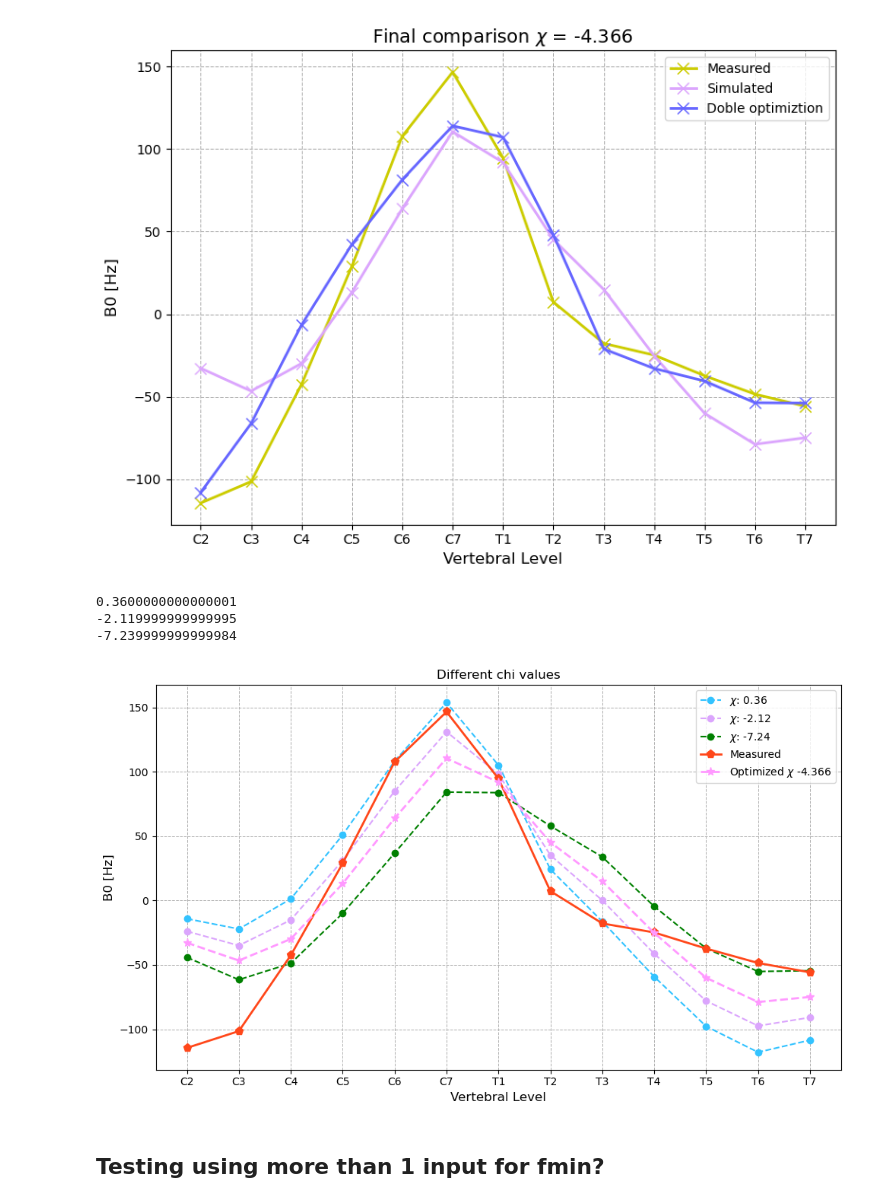
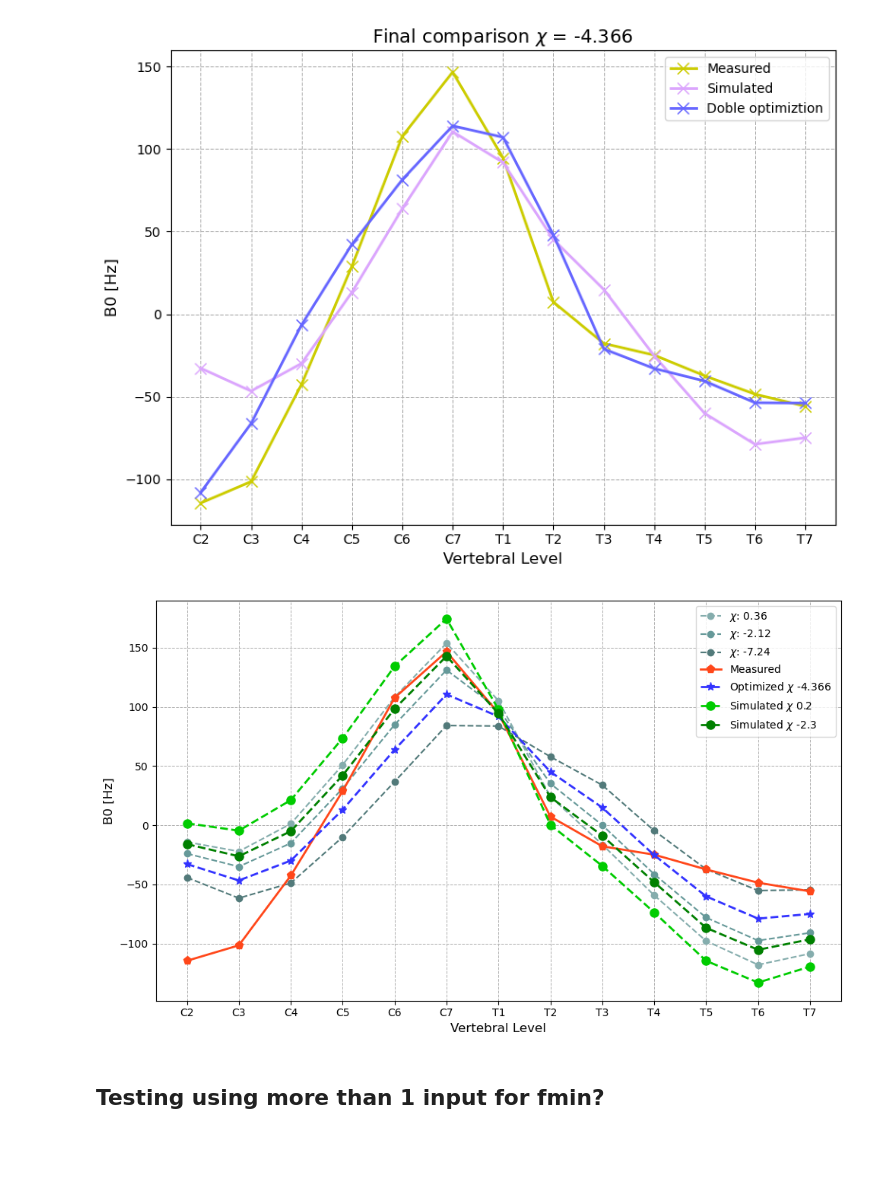
Before and after one commit to evaalonsoortiz/sus-optimization, a Jupyter notebook: sus_optimization.ipynb, the cells around one changed output. Saved outputs shown, nothing was run; the diff lists cells and outputs as text; code cells hidden in the pictures; blank space fills up the shorter version.

Commit message:
More code & data for plotting

```diff
--- a/sus_optimization.ipynb
+++ b/sus_optimization.ipynb
@@ -437,6 +438,7 @@ extra_chis_to_plot = ["0_3600000000000001", "2_119999999999995", "7_239999999999
 # Vertebral levels and colors, love colors!
 vertebrae_levels_c2_t7 = ['C2', 'C3', 'C4', 'C5', 'C6', 'C7', 'T1', 'T2', 'T3', 'T4', 'T5', 'T6', 'T7']
 colors = ['#33C3FF','#DBA5FD','#008000','#4d79ff','996633'] # more to come
+gray_colors = ["#85adad","#669999","#527a7a"] # For the extra values
 color_index = 0
 
 processed_chis = set() # To avoid repetition of chi values while iterating over filenames
@@ -466,40 +468,45 @@ for filename in os.listdir(path_to_optimization_metrics):
 
                 chi_val = round(float(chi_val),3)
                 # Load the CSV file
                 file_path = os.path.join(path_to_optimization_metrics, filename)
                 data = pd.read_csv(file_path)
 
                 # Extract wa column
                 column_name = 'WA()'
                 column_data = data[column_name][::-1]  # Reverse the data to have plot from c2 to t7
 
                 # Plot the column data
                 plt.plot(vertebrae_levels_c2_t7, column_data, marker='o', linestyle='--',
-                         label=f'$\chi$: {chi_val}', color=colors[color_index % len(colors)])
+                         label=f'$\chi$: {chi_val}', color=gray_colors[color_index % len(colors)])
                 color_index += 1
                 break # Stop after finding the matching chi value for this file
 
 # Add measured data to plot
 
 plt.plot(vertebrae_levels_c2_t7, dmod_b0meas_values , marker = 'p', color = '#ff471a', linestyle='-', linewidth = 2, markersize = 8, label ='Measured')
-plt.plot(vertebrae_levels_c2_t7, final_sim_values , marker = '*', color = '#ff99ff', linestyle='--', linewidth = 2, markersize = 8, label ='Optimized $\chi$ -4.366')
+plt.plot(vertebrae_levels_c2_t7, final_sim_values , marker = '*', color = '#3333ff', linestyle='--', linewidth = 2, markersize = 8, label ='Optimized $\chi$ -4.366')
 
+data_amu_chi_2_3 = [-15.9589, -26.1912, -5.0900, 42.1113, 98.3414, 142.7416, 94.2893, 23.7413, -8.8719, -48.1439, -86.6387, -105.1905, -96.3517]
+data_meas = [-114.4866, -101.0895, -43.1777, 28.1947, 108.5242, 146.3648, 94.0083, 9.4665, -17.1480, -24.7593, -37.5776, -48.5010, -55.8265]
+vertebrae_levels_c2_t7 = [ 'C2', 'C3', 'C4', 'C5', 'C6', 'C7', 'T1', 'T2', 'T3', 'T4', 'T5', 'T6', 'T7']
+data_amu_chi_0_2 = [1.64083, -4.58333, 21.199, 73.5591, 134.231, 174.292, 97.7184, 0.298155, -34.4296, -73.6813, -114.521, -132.822, -119.369]
+
+#plt.plot(vertebrae_levels_c2_t7, data_meas, marker = 'p', color = '#ff471a', linestyle='-', linewidth = 2, markersize = 8, label = "Measured")
+plt.plot(vertebrae_levels_c2_t7, data_amu_chi_0_2 , marker = 'o', color = '#00cc00', linestyle='--', linewidth = 2, markersize = 8, label ='Simulated $\chi$ 0.2')
+plt.plot(vertebrae_levels_c2_t7, data_amu_chi_2_3 , marker = 'o', color = '#008000', linestyle='--', linewidth = 2, markersize = 8, label ='Simulated $\chi$ -2.3')
 
 # Customize plot appearance
-plt.title('Different chi values')
+#plt.title('Different chi values')
 plt.xlabel('Vertebral Level', fontsize=12)
 plt.ylabel('B0 [Hz]', fontsize=12)
 plt.legend()
 plt.grid(True, which='both', linestyle='--', linewidth=0.7)
 plt.tight_layout()
 
 # Show the plot
 plt.show()
 # %% [output]
-0.3600000000000001
--2.119999999999995
--7.239999999999984
-[figure, old version]
+[figure, new version]
 # %% [markdown]
 ## Testing using more than 1 input for fmin?
 # %%
```
Also changed, not shown: parts of 1 cell of this notebook.
